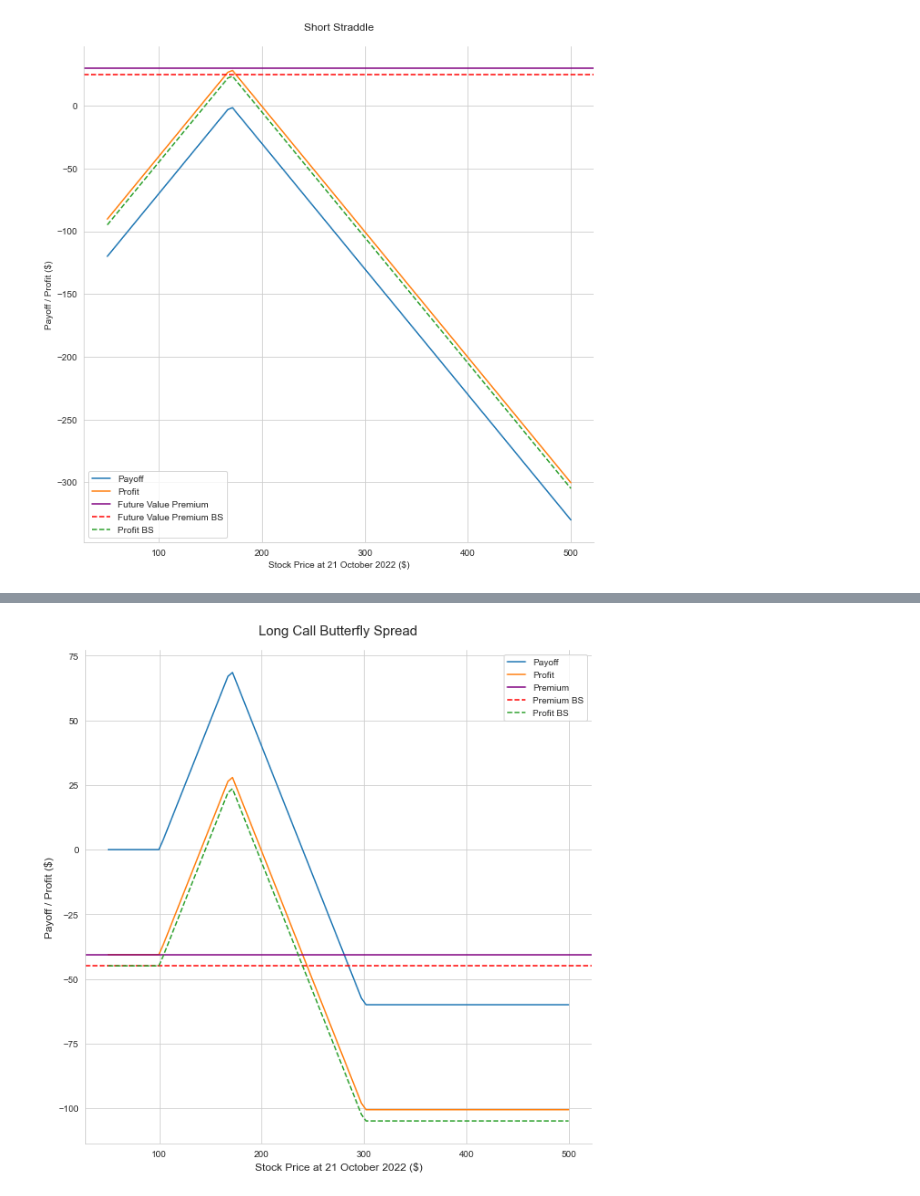
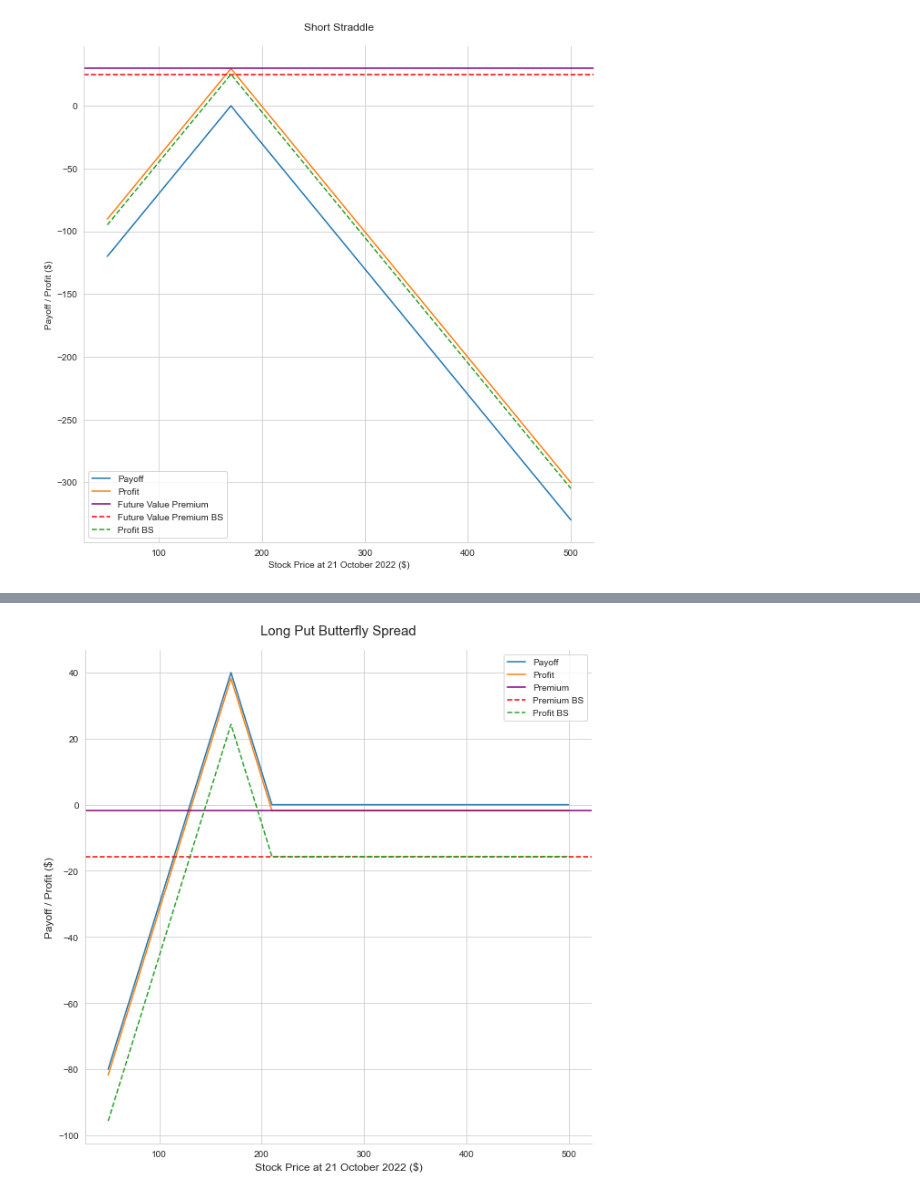
Before and after one commit to dennisjooo/Apple-BlackScholes-GBM, a Jupyter notebook: UTS_Code.ipynb, the cells around one changed output, grey strips where cells are left out. Saved outputs shown, nothing was run; the diff lists cells and outputs as text; code cells hidden in the pictures.

```diff
--- a/UTS_Code.ipynb
+++ b/UTS_Code.ipynb
@@ -395,7 +393,7 @@ payoff_call = np.array([])
 payoff_put = np.array([])
 
 # Initiating some hypothetical stock prices at time t
-s_t = np.linspace(50, 500, 101)
+s_t = np.arange(50, 505, step = 5)
 
 # Exercising the options relative to the stock prices at time t and the strike price
 for stock_price in s_t:
@@ -483,13 +491,13 @@ plt.show()
 # %%
 # Pulling the 100 long call data
-call_100 = calls_long.loc[calls['strike'] == 100]
-display(call_100)
+put_50 = puts_long.loc[puts['strike'] == 50]
+display(put_50)
 
 # Pulling the 170 short call data
-call_170 = calls_short.loc[calls['strike'] == 170]
-display(call_170)
+put_170 = puts_short.loc[puts['strike'] == 170]
+display(put_170)
 
 # Pulling the 300 long call data
-call_300 = calls_long.loc[calls['strike'] == 300]
-display(call_300)
+put_210= puts_long.loc[puts['strike'] == 210]
+display(put_210)
 # %% [output]
@@ -529,17 +537,17 @@ for stock_price in s_t:
 # %%
 # Calculating the profit of the option using the future value of the last trading price
-profit_call_100 = call_100['last_price_fv'].values + payoff_call_100
-profit_call_170 = 2 * call_170['last_price_fv'].values + payoff_call_170
-profit_call_300 = call_300['last_price_fv'].values + payoff_call_300
+profit_put_50 = put_50['last_price_fv'].values + payoff_put_50
+profit_put_170 = 2 * put_170['last_price_fv'].values + payoff_put_170
+profit_put_210 = put_210['last_price_fv'].values + payoff_put_210
 
 # Calculating the profit of the option using the future value of the Black Scholes price
-profit_call_100_bs = call_100['bs_price_fv'].values + payoff_call_100
-profit_call_170_bs = 2 * call_170['bs_price_fv'].values + payoff_call_170
-profit_call_300_bs = call_300['bs_price_fv'].values + payoff_call_300
+profit_put_50_bs = put_50['bs_price_fv'].values + payoff_put_50
+profit_put_170_bs = 2 * put_170['bs_price_fv'].values + payoff_put_170
+profit_put_210_bs = put_210['bs_price_fv'].values + payoff_put_210
 # %%
 # Calculating the join payoff, premiums, and profit using both last trading price and Black Scholes price
-join_payoff = payoff_call_100 + payoff_call_170 + payoff_call_300
-join_premium = call_100['last_price_fv'].values + 2 * call_170['last_price_fv'].values + call_300['last_price_fv'].values
-join_premium_bs = call_100['bs_price_fv'].values + 2 * call_170['bs_price_fv'].values + call_300['bs_price_fv'].values
-join_profit = profit_call_100 + profit_call_170 + profit_call_300
-join_profit_bs = profit_call_100_bs + profit_call_170_bs + profit_call_300_bs
+join_payoff = payoff_put_50 + payoff_put_170 + payoff_put_210
+join_premium = put_50['last_price_fv'].values + 2 * put_170['last_price_fv'].values + put_210['last_price_fv'].values
+join_premium_bs = put_50['bs_price_fv'].values + 2 * put_170['bs_price_fv'].values + put_210['bs_price_fv'].values
+join_profit = profit_put_50 + profit_put_170 + profit_put_210
+join_profit_bs = profit_put_50_bs + profit_put_170_bs + profit_put_210_bs
@@ -579,25 +598,25 @@ plt.show()
 # %%
 # Setting the figure
 plt.figure(figsize = (10, 10))
 
 # Plotting the join payoff, premiums, and profit using both last trading price and Black Scholes price
 plt.plot(s_t, join_payoff, label = 'Payoff')
 plt.plot(s_t, join_profit, label = 'Profit')
 plt.axhline(join_premium, label = 'Premium', color = 'purple')
 plt.axhline(join_premium_bs, label = 'Premium BS', linestyle = 'dashed', color = 'red')
 plt.plot(s_t, join_profit_bs, label = 'Profit BS', linestyle = 'dashed')
 
 # Plot settings
-plt.title('Long Call Butterfly Spread', y = 1.02, fontsize = 15)
+plt.title('Long Put Butterfly Spread', y = 1.02, fontsize = 15)
 plt.xlabel('Stock Price at 21 October 2022 ($)', fontsize = 12)
 plt.ylabel('Payoff / Profit ($)', fontsize = 12)
 plt.legend()
 sns.despine()
 
 # Saving the plot
 plt.savefig('Graphs\long_butterfly.png', dpi = 500, transparent = True)
 
 # Displaying the plot
 plt.show()
 # %% [output]
-[figure, old version]
+[figure, new version]
```
Also changed, not shown: parts of 13 cells of this notebook, 12 other files.
